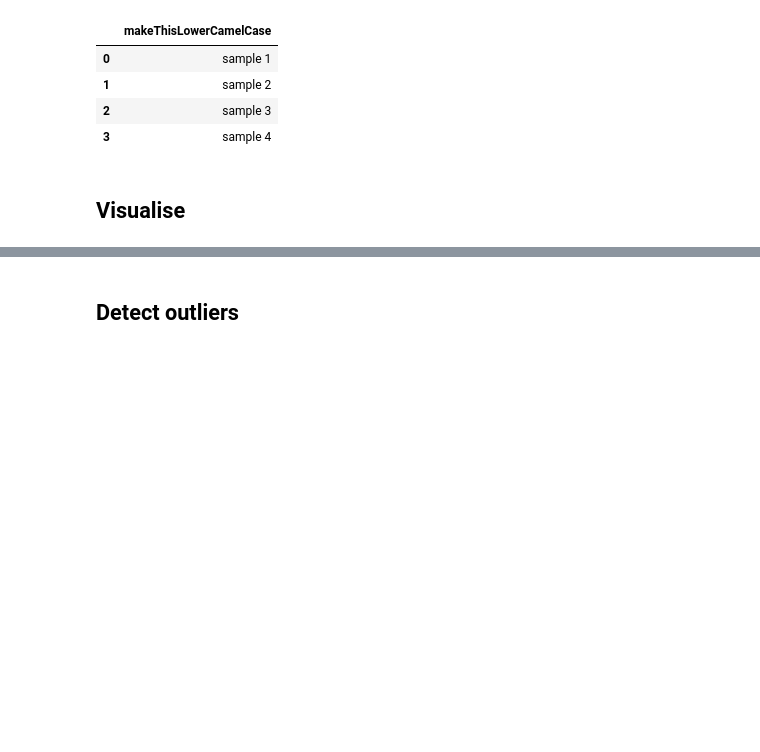
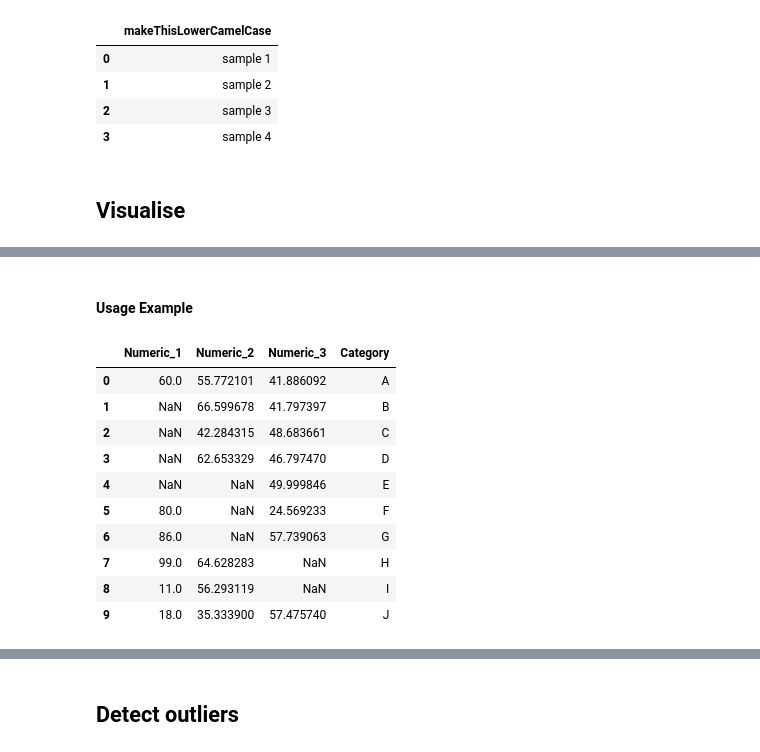
Before and after one commit to UBC-MDS/datexplore, a Jupyter notebook: docs/example.ipynb, the cells around one changed output, grey strips where cells are left out. Cells and saved outputs as stored; diff of their text form; code cells hidden in the pictures; blank space fills up the shorter version.

```diff
--- a/docs/example.ipynb
+++ b/docs/example.ipynb
@@ -107,0 +119,28 @@ clean_names(df3, case = "lowerCamelCase")
+# %% [markdown]
+#### Usage Example
+# %%
+data = {
+    'Numeric_1': np.random.randint(1, 100, 10),
+    'Numeric_2': np.random.normal(50, 15, 10),
+    'Numeric_3': np.random.uniform(20, 60, 10),
+    'Category': ['A', 'B', 'C', 'D', 'E', 'F', 'G', 'H', 'I', 'J']
+}
+df = pd.DataFrame(data)
+
+df.loc[1:4, 'Numeric_1'] = np.nan
+df.loc[4:6, 'Numeric_2'] = np.nan
+df.loc[7:8, 'Numeric_3'] = np.nan
+
+df
+# %% [output]
+|  | Numeric_1 | Numeric_2 | Numeric_3 | Category |
+| 0 | 60.0 | 55.772101 | 41.886092 | A |
+| 1 | NaN | 66.599678 | 41.797397 | B |
+| 2 | NaN | 42.284315 | 48.683661 | C |
+| 3 | NaN | 62.653329 | 46.797470 | D |
+| 4 | NaN | NaN | 49.999846 | E |
+| 5 | 80.0 | NaN | 24.569233 | F |
+| 6 | 86.0 | NaN | 57.739063 | G |
+| 7 | 99.0 | 64.628283 | NaN | H |
+| 8 | 11.0 | 56.293119 | NaN | I |
+| 9 | 18.0 | 35.333900 | 57.475740 | J |
```
Also changed, not shown: parts of 6 cells of this notebook.
